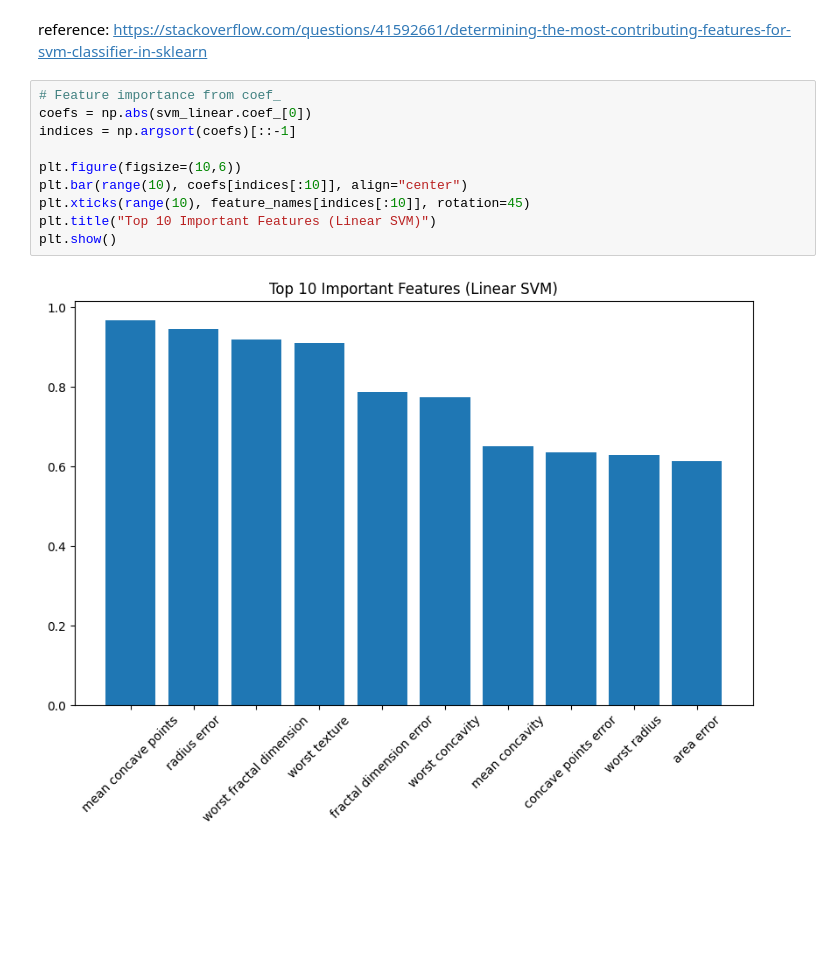
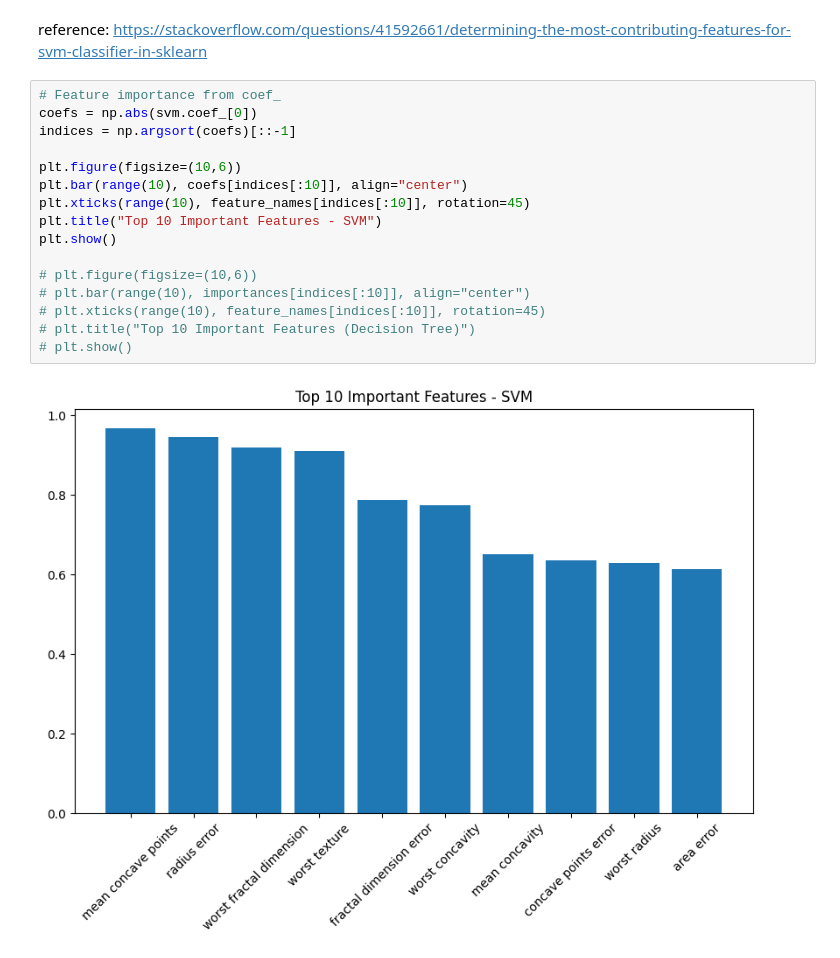
Before and after one commit to deskk/MIS_project1, a Jupyter notebook: project1.ipynb, the cells around one changed output. Saved outputs shown, nothing was run; the diff lists cells and outputs as text; blank space fills up the shorter version.

```diff
--- a/project1.ipynb
+++ b/project1.ipynb
@@ -327,13 +310,19 @@ Confusion Matrix:
 reference: https://stackoverflow.com/questions/41592661/determining-the-most-contributing-features-for-svm-classifier-in-sklearn
 # %%
 # Feature importance from coef_
-coefs = np.abs(svm_linear.coef_[0])
+coefs = np.abs(svm.coef_[0])
 indices = np.argsort(coefs)[::-1]
 
 plt.figure(figsize=(10,6))
 plt.bar(range(10), coefs[indices[:10]], align="center")
 plt.xticks(range(10), feature_names[indices[:10]], rotation=45)
-plt.title("Top 10 Important Features (Linear SVM)")
+plt.title("Top 10 Important Features - SVM")
 plt.show()
+
+# plt.figure(figsize=(10,6))
+# plt.bar(range(10), importances[indices[:10]], align="center")
+# plt.xticks(range(10), feature_names[indices[:10]], rotation=45)
+# plt.title("Top 10 Important Features (Decision Tree)")
+# plt.show()
 # %% [output]
-[figure, old version]
+[figure, new version]
```
Also changed, not shown: parts of 9 cells of this notebook.
